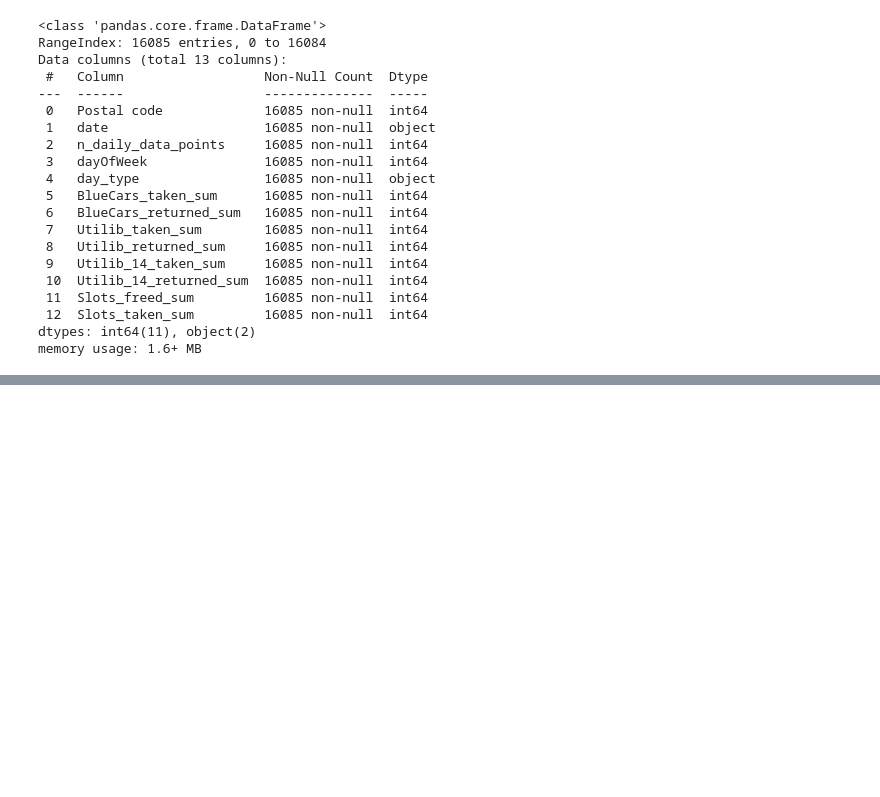
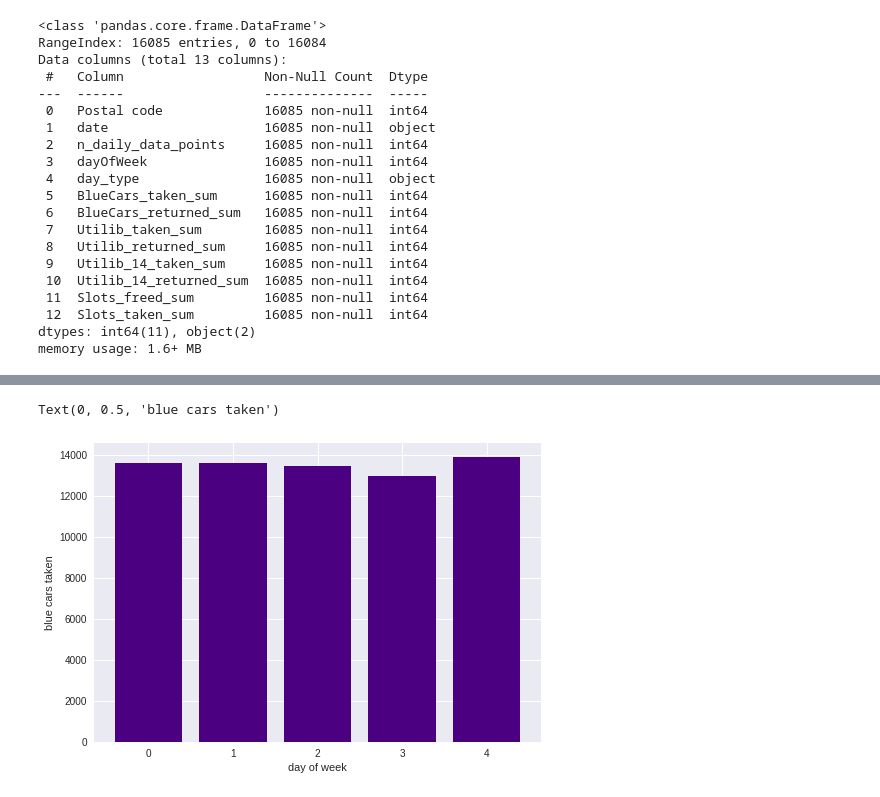
Before and after one commit to anjoya/Autolib, a Jupyter notebook: Autolib.ipynb, the cells around one changed output, grey strips where cells are left out. Saved outputs shown, nothing was run; the diff lists cells and outputs as text; code cells hidden in the pictures; blank space fills up the shorter version.

```diff
--- a/Autolib.ipynb
+++ b/Autolib.ipynb
@@ -357,0 +258,5 @@ _,p_value=stats.ttest_ind(a=fourdaysum,b=fridaydata['BlueCars_taken_sum'],equal_
+# %%
+
+daygroup=df.groupby('dayOfWeek')
+byday=daygroup['BlueCars_taken_sum'].sum()
+byday
@@ -357,0 +271,9 @@ _,p_value=stats.ttest_ind(a=fourdaysum,b=fridaydata['BlueCars_taken_sum'],equal_
+# %%
+#Total number of cars by day of week
+days=daygroup['dayOfWeek'].unique()
+days
+plt.bar(days,byday, color='indigo')
+plt.legend()
+plt.xlabel('day of week')
+plt.ylabel('blue cars taken')
+# %% [output]
@@ -357,0 +281,2 @@ _,p_value=stats.ttest_ind(a=fourdaysum,b=fridaydata['BlueCars_taken_sum'],equal_
+Text(0, 0.5, 'blue cars taken')
+[figure, added]
```
Also changed, not shown: parts of 50 cells of this notebook.
